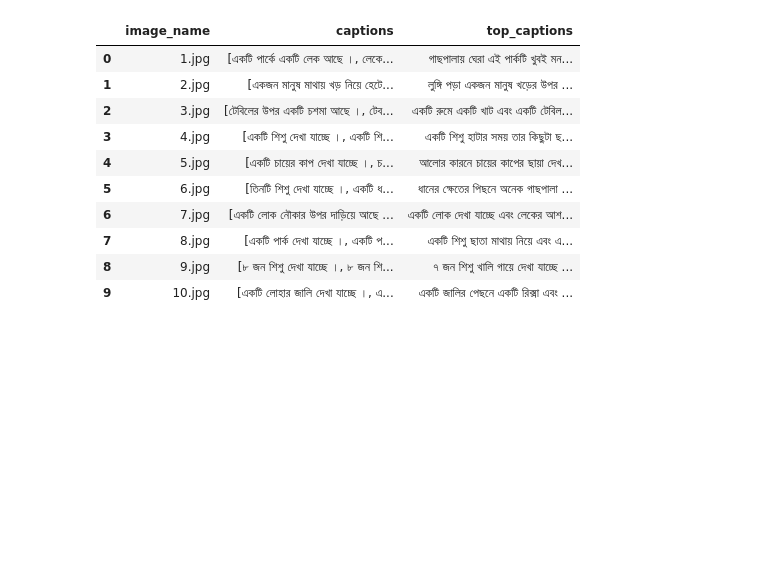
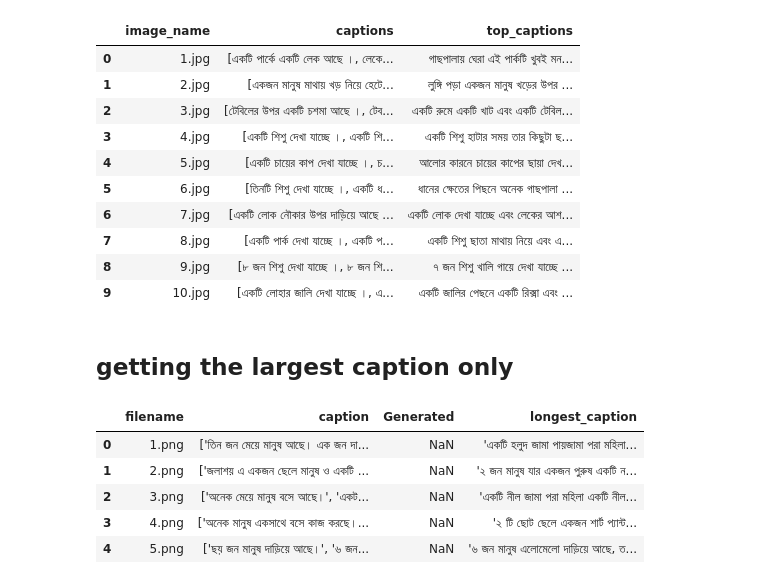
Before and after one commit to souroveskb/VQA, a Jupyter notebook: bangla_bert_prompt.ipynb, the cells around one changed output. Drawn from its saved outputs; the diff is of its cells as text; code cells hidden in the pictures; blank space fills up the shorter version.

Commit message:
chitron-data

```diff
--- a/bangla_bert_prompt.ipynb
+++ b/bangla_bert_prompt.ipynb
@@ -165,3 +165,7 @@ df.head(10)
 | 9 | 10.jpg | [একটি লোহার জালি দেখা যাচ্ছে ।, এ... | একটি জালির পেছনে একটি রিক্সা এবং ... |
 # %%
 df.to_csv("top_captioned.csv", index=False)
+# %% [markdown]
+## getting the largest caption only
+# %%
+df = pd.read_csv("dataset/generated_chitron.csv")
@@ -167,0 +182,10 @@ df.to_csv("top_captioned.csv", index=False)
+# %%
+# df['longest_caption'] = None
+df.head()
+# %% [output]
+|  | filename | caption | Generated | longest_caption |
+| 0 | 1.png | ['তিন জন মেয়ে মানুষ আছে। এক জন দা... | NaN | 'একটি হলুদ জামা পায়জামা পরা মহিলা... |
+| 1 | 2.png | ['জলাশয় এ একজন ছেলে মানুষ ও একটি ... | NaN | '২ জন মানুষ যার একজন পুরুষ একটি ন... |
+| 2 | 3.png | ['অনেক মেয়ে মানুষ বসে আছে।', 'একট... | NaN | 'একটি নীল জামা পরা মহিলা একটি নীল... |
+| 3 | 4.png | ['অনেক মানুষ একসাথে বসে কাজ করছে।... | NaN | '২ টি ছোট ছেলে একজন শার্ট প্যান্ট... |
+| 4 | 5.png | ['ছয় জন মানুষ দাড়িয়ে আছে।', '৬ জন... | NaN | '৬ জন মানুষ এলোমেলো দাড়িয়ে আছে, ত... |
```
Also changed, not shown: parts of 4 cells of this notebook, 4 other files.
